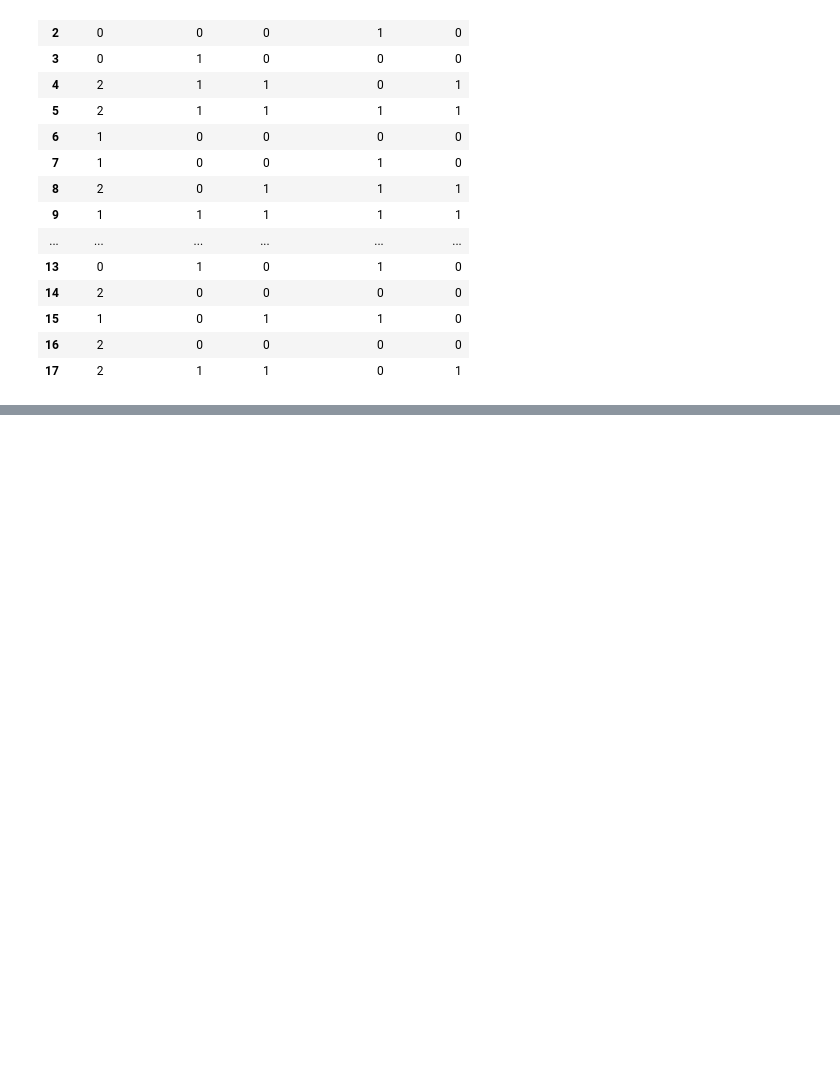
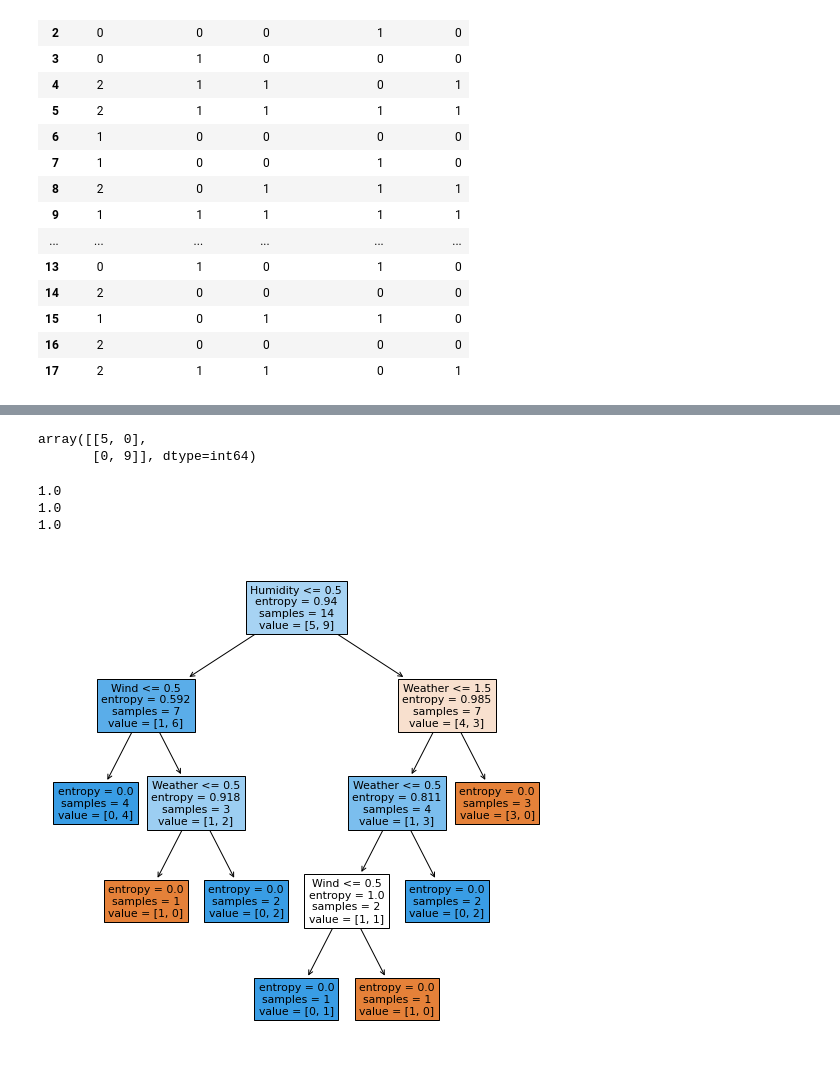
Before and after one commit to Suparshv/FCSP-2, a Jupyter notebook: CH6.ipynb, the cells around one changed output, grey strips where cells are left out. Saved outputs shown, nothing was run; the diff lists cells and outputs as text; code cells hidden in the pictures; blank space fills up the shorter version.

```diff
--- a/CH6.ipynb
+++ b/CH6.ipynb
@@ -684,0 +832,23 @@ df
+# %%
+from sklearn import metrics
+cm=metrics.confusion_matrix(y,y_pred)
+cm
+# %% [output]
+array([[5, 0],
+       [0, 9]], dtype=int64)
+# %%
+print(metrics.accuracy_score(y,y_pred))
+print(metrics.recall_score(y,y_pred))#senstivity
+print(metrics.recall_score(y,y_pred,pos_label=0))#specificity
+# %% [output]
+1.0
+1.0
+1.0
+# %%
+from sklearn.tree import plot_tree
+import matplotlib.pyplot as plt
+plt.figure(figsize=(9,9))
+plot_tree(dtree,feature_names=list(x.columns),filled=True)
+plt.show()
+# %% [output]
+[figure, added]
```
Also changed, not shown: parts of 16 cells of this notebook, 1 other file.
